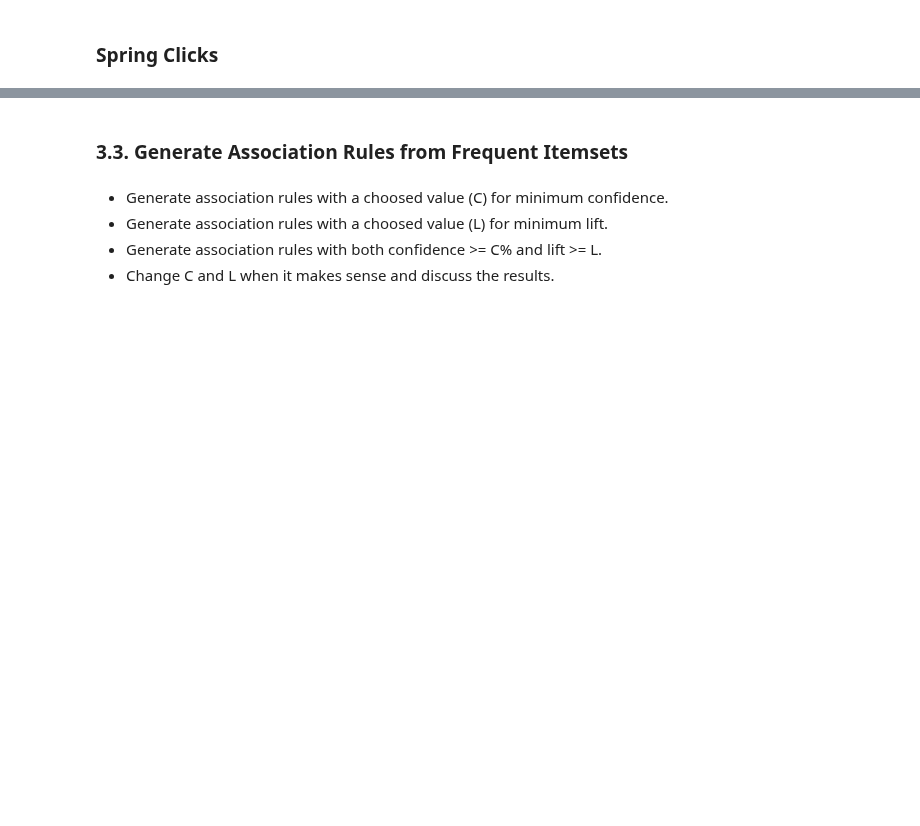
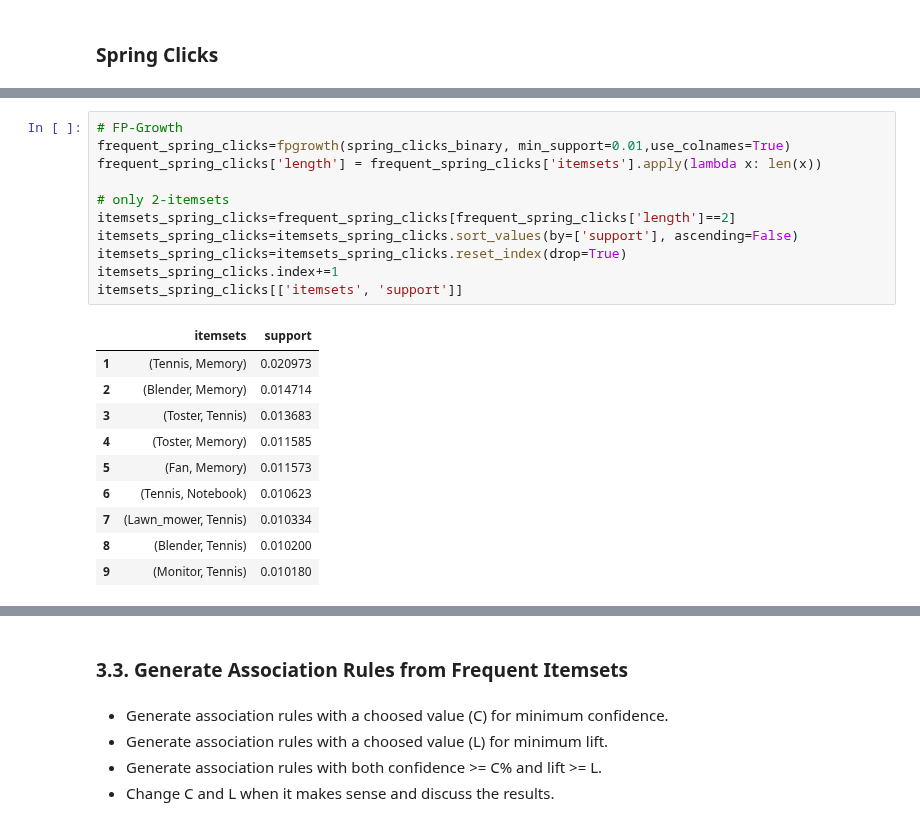
Before and after one commit to flpsantos3/PD_01, a Jupyter notebook: PD_202021_P1.ipynb, the cells around one changed output, grey strips where cells are left out. Saved outputs shown, nothing was run; the diff lists cells and outputs as text; blank space fills up the shorter version.

```diff
--- a/PD_202021_P1.ipynb
+++ b/PD_202021_P1.ipynb
@@ -902,0 +944,22 @@ itemsets_spring_clicks
+# %%
+# FP-Growth
+frequent_spring_clicks=fpgrowth(spring_clicks_binary, min_support=0.01,use_colnames=True)
+frequent_spring_clicks['length'] = frequent_spring_clicks['itemsets'].apply(lambda x: len(x))
+
+# only 2-itemsets
+itemsets_spring_clicks=frequent_spring_clicks[frequent_spring_clicks['length']==2]
+itemsets_spring_clicks=itemsets_spring_clicks.sort_values(by=['support'], ascending=False)
+itemsets_spring_clicks=itemsets_spring_clicks.reset_index(drop=True)
+itemsets_spring_clicks.index+=1
+itemsets_spring_clicks[['itemsets', 'support']]
+# %% [output]
+|  | itemsets | support |
+| 1 | (Tennis, Memory) | 0.020973 |
+| 2 | (Blender, Memory) | 0.014714 |
+| 3 | (Toster, Tennis) | 0.013683 |
+| 4 | (Toster, Memory) | 0.011585 |
+| 5 | (Fan, Memory) | 0.011573 |
+| 6 | (Tennis, Notebook) | 0.010623 |
+| 7 | (Lawn_mower, Tennis) | 0.010334 |
+| 8 | (Blender, Tennis) | 0.010200 |
+| 9 | (Monitor, Tennis) | 0.010180 |
```
Also changed, not shown: parts of 11 cells of this notebook.
